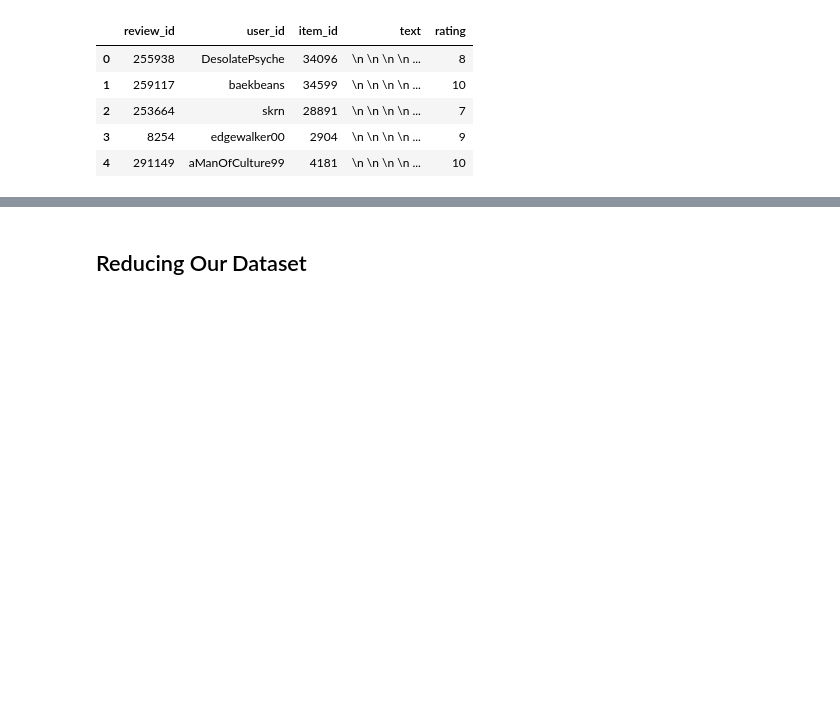
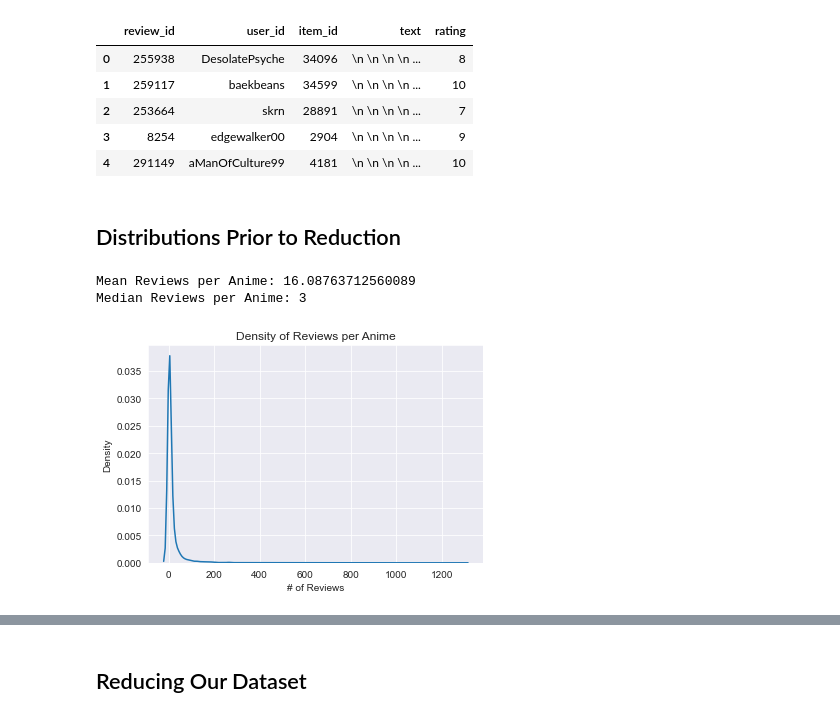
Before and after one commit to matthewyangcs/nlp-final-proj, a Jupyter notebook: data_processing.ipynb, the cells around one changed output, grey strips where cells are left out. Cells and saved outputs as stored; diff of their text form; code cells hidden in the pictures; blank space fills up the shorter version.

```diff
--- a/data_processing.ipynb
+++ b/data_processing.ipynb
@@ -74,3 +71,16 @@ reviews.head()
 | 2 | 253664 | skrn | 28891 | \n \n \n \n ... | 7 |
 | 3 | 8254 | edgewalker00 | 2904 | \n \n \n \n ... | 9 |
 | 4 | 291149 | aManOfCulture99 | 4181 | \n \n \n \n ... | 10 |
+# %% [markdown]
+## Distributions Prior to Reduction
+# %%
+anime_counts = Counter(reviews['item_id']).values()
+# %%
+p = sns.kdeplot(anime_counts)
+p.set(xlabel="# of Reviews", ylabel="Density", title="Density of Reviews per Anime")
+print(f"Mean Reviews per Anime: {sum(anime_counts) / len(anime_counts)}")
+print(f"Median Reviews per Anime: {sorted(anime_counts)[len(anime_counts)//2]}")
+# %% [output]
+Mean Reviews per Anime: 16.08763712560089
+Median Reviews per Anime: 3
+[figure, added]
```
Also changed, not shown: parts of 7 cells of this notebook.
